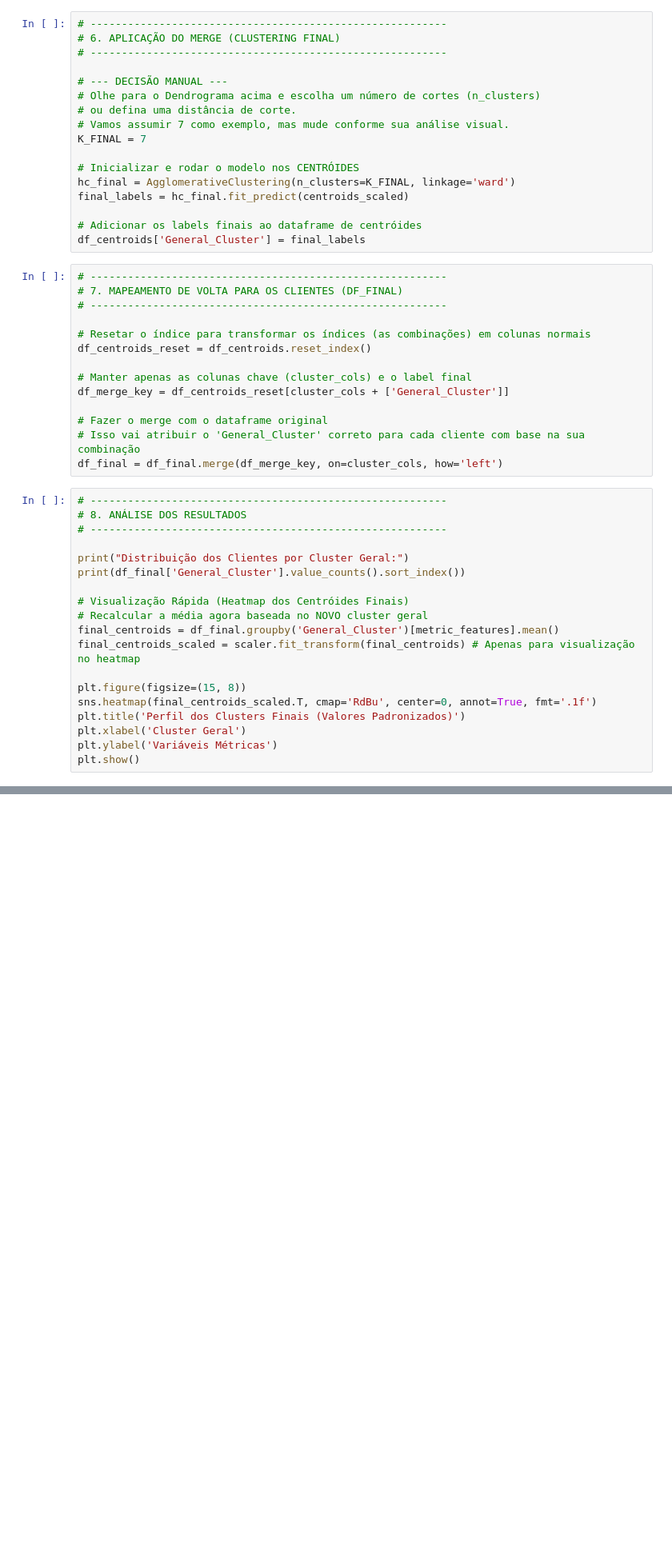
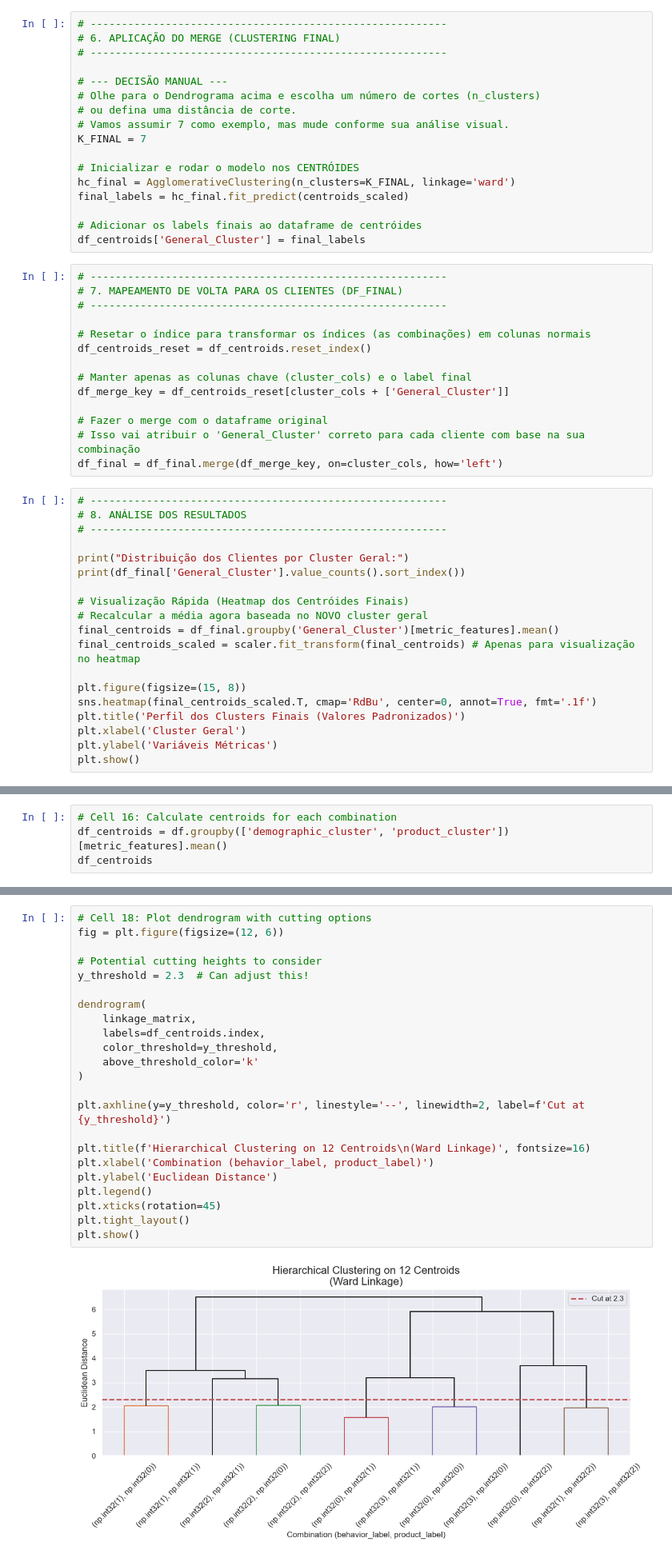
Before and after one commit to andrerangelferreira/DataMiningProject_AIAI_Group51, a Jupyter notebook: notebooks/Cluster_Merged.ipynb, the cells around one changed output, grey strips where cells are left out. Shown at 80% size. Cells and saved outputs as stored; diff of their text form; blank space fills up the shorter version.

```diff
--- a/notebooks/Cluster_Merged.ipynb
+++ b/notebooks/Cluster_Merged.ipynb
@@ -113,0 +120,4 @@ plt.show()
+# %%
+# Cell 16: Calculate centroids for each combination
+df_centroids = df.groupby(['demographic_cluster', 'product_cluster'])[metric_features].mean()
+df_centroids
@@ -113,0 +180,25 @@ plt.show()
+# %%
+# Cell 18: Plot dendrogram with cutting options
+fig = plt.figure(figsize=(12, 6))
+
+# Potential cutting heights to consider
+y_threshold = 2.3  # Can adjust this!
+
+dendrogram(
+    linkage_matrix,
+    labels=df_centroids.index,
+    color_threshold=y_threshold,
+    above_threshold_color='k'
+)
+
+plt.axhline(y=y_threshold, color='r', linestyle='--', linewidth=2, label=f'Cut at {y_threshold}')
+
+plt.title(f'Hierarchical Clustering on 12 Centroids\n(Ward Linkage)', fontsize=16)
+plt.xlabel('Combination (behavior_label, product_label)')
+plt.ylabel('Euclidean Distance')
+plt.legend()
+plt.xticks(rotation=45)
+plt.tight_layout()
+plt.show()
+# %% [output]
+[figure, added]
```
Also changed, not shown: parts of 31 cells of this notebook.
